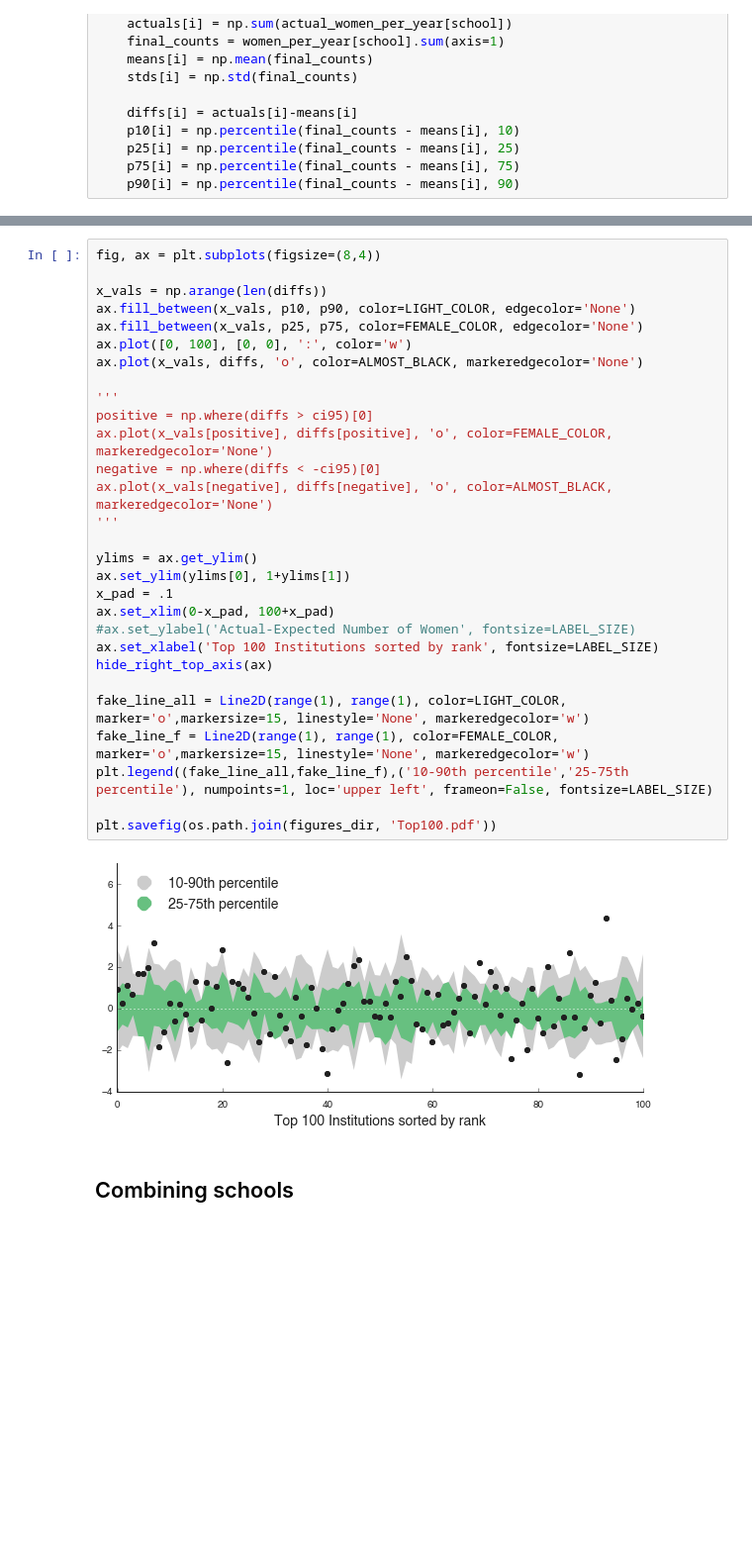
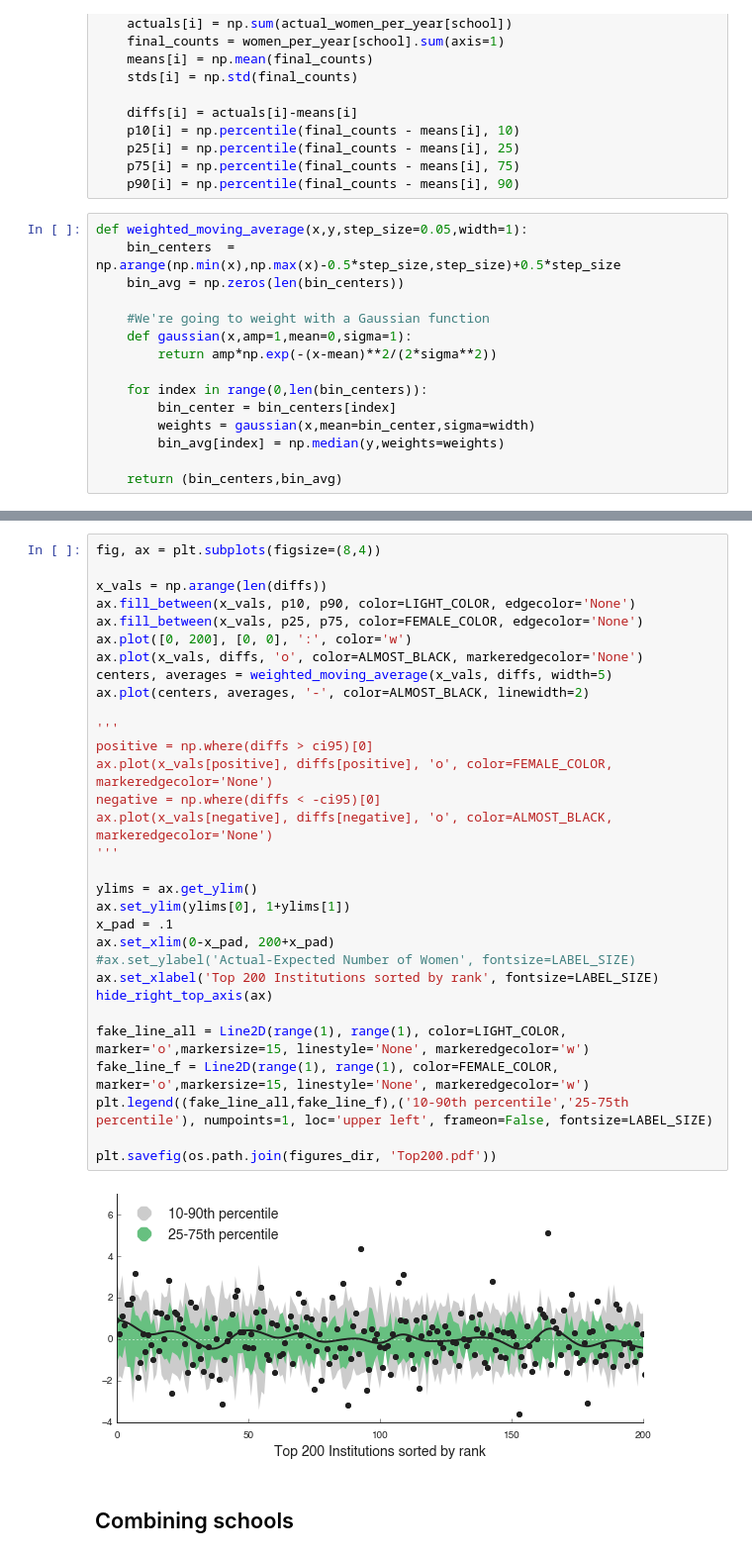
Before and after one commit to samfway/faculty_hiring, a Jupyter notebook: notebooks/Trajectories.ipynb, the cells around one changed output, grey strips where cells are left out. Shown at 99% size. Saved outputs shown, nothing was run; the diff lists cells and outputs as text; blank space fills up the shorter version.

```diff
--- a/notebooks/Trajectories.ipynb
+++ b/notebooks/Trajectories.ipynb
@@ -227,3 +227,18 @@ for i, school in enumerate(sorted_inst_list):
     p25[i] = np.percentile(final_counts - means[i], 25)
     p75[i] = np.percentile(final_counts - means[i], 75)
     p90[i] = np.percentile(final_counts - means[i], 90)
+# %%
+def weighted_moving_average(x,y,step_size=0.05,width=1):
+    bin_centers  = np.arange(np.min(x),np.max(x)-0.5*step_size,step_size)+0.5*step_size
+    bin_avg = np.zeros(len(bin_centers))
+
+    #We're going to weight with a Gaussian function
+    def gaussian(x,amp=1,mean=0,sigma=1):
+        return amp*np.exp(-(x-mean)**2/(2*sigma**2))
+
+    for index in range(0,len(bin_centers)):
+        bin_center = bin_centers[index]
+        weights = gaussian(x,mean=bin_center,sigma=width)
+        bin_avg[index] = np.median(y,weights=weights)
+
+    return (bin_centers,bin_avg)
@@ -230,34 +287,36 @@ for i, school in enumerate(sorted_inst_list):
 # %%
 fig, ax = plt.subplots(figsize=(8,4))
 
 x_vals = np.arange(len(diffs))
 ax.fill_between(x_vals, p10, p90, color=LIGHT_COLOR, edgecolor='None')
 ax.fill_between(x_vals, p25, p75, color=FEMALE_COLOR, edgecolor='None')
-ax.plot([0, 100], [0, 0], ':', color='w')
+ax.plot([0, 200], [0, 0], ':', color='w')
 ax.plot(x_vals, diffs, 'o', color=ALMOST_BLACK, markeredgecolor='None')
+centers, averages = weighted_moving_average(x_vals, diffs, width=5)
+ax.plot(centers, averages, '-', color=ALMOST_BLACK, linewidth=2)
 
 '''
 positive = np.where(diffs > ci95)[0]
 ax.plot(x_vals[positive], diffs[positive], 'o', color=FEMALE_COLOR, markeredgecolor='None')
 negative = np.where(diffs < -ci95)[0]
 ax.plot(x_vals[negative], diffs[negative], 'o', color=ALMOST_BLACK, markeredgecolor='None')
 '''
 
 ylims = ax.get_ylim()
 ax.set_ylim(ylims[0], 1+ylims[1])
 x_pad = .1
-ax.set_xlim(0-x_pad, 100+x_pad)
+ax.set_xlim(0-x_pad, 200+x_pad)
 #ax.set_ylabel('Actual-Expected Number of Women', fontsize=LABEL_SIZE)
-ax.set_xlabel('Top 100 Institutions sorted by rank', fontsize=LABEL_SIZE)
+ax.set_xlabel('Top 200 Institutions sorted by rank', fontsize=LABEL_SIZE)
 hide_right_top_axis(ax)
 
 fake_line_all = Line2D(range(1), range(1), color=LIGHT_COLOR, marker='o',markersize=15, linestyle='None', markeredgecolor='w')
 fake_line_f = Line2D(range(1), range(1), color=FEMALE_COLOR, marker='o',markersize=15, linestyle='None', markeredgecolor='w')
 plt.legend((fake_line_all,fake_line_f),('10-90th percentile','25-75th percentile'), numpoints=1, loc='upper left', frameon=False, fontsize=LABEL_SIZE)
 
-plt.savefig(os.path.join(figures_dir, 'Top100.pdf'))
+plt.savefig(os.path.join(figures_dir, 'Top200.pdf'))
 # %% [output]
-[figure, old version]
+[figure, new version]
 # %% [markdown]
 ## Combining schools
 # %%
```
Also changed, not shown: parts of 4 cells of this notebook, 4 other files.
